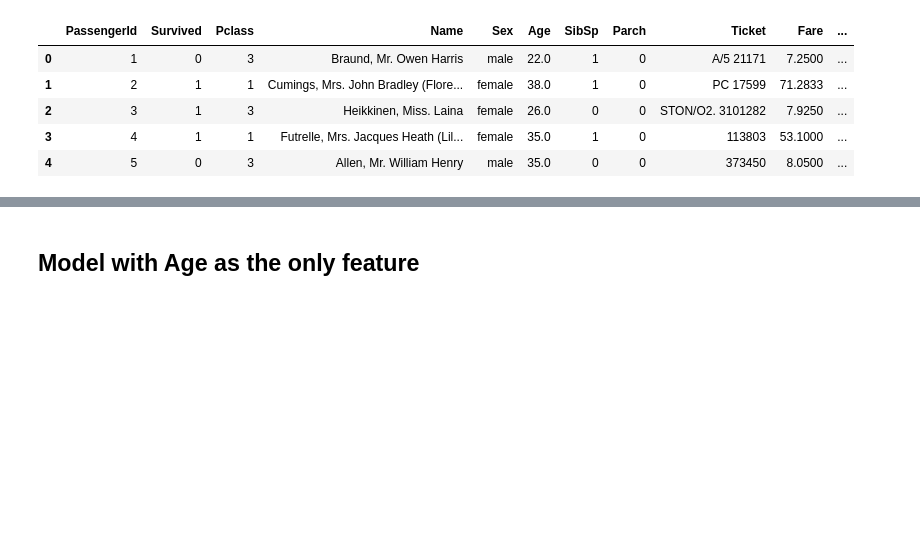
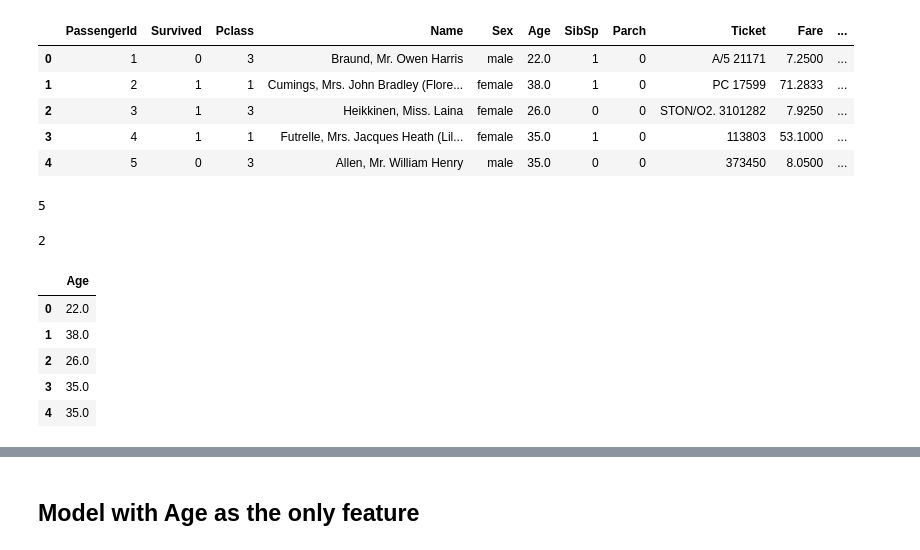
Before and after one commit to aaronlelevier/kaggle-titanic, a Jupyter notebook: notebooks/titianic.ipynb, the cells around one changed output, grey strips where cells are left out. Cells and saved outputs as stored; diff of their text form; code cells hidden in the pictures; blank space fills up the shorter version.

```diff
--- a/notebooks/titianic.ipynb
+++ b/notebooks/titianic.ipynb
@@ -34,0 +39,5 @@ train.head()
+# %%
+df = pd.DataFrame({
+    'Age': train['Age'].fillna(0)
+})
+data = kf.split(df)
@@ -34,0 +46,8 @@ train.head()
+# %%
+len(splits)
+# %% [output]
+5
+# %%
+len(splits[0])
+# %% [output]
+2
@@ -34,0 +56,9 @@ train.head()
+# %%
+df.head()
+# %% [output]
+|  | Age |
+| 0 | 22.0 |
+| 1 | 38.0 |
+| 2 | 26.0 |
+| 3 | 35.0 |
+| 4 | 35.0 |
```
Also changed, not shown: parts of 28 cells of this notebook, 2 other files.
